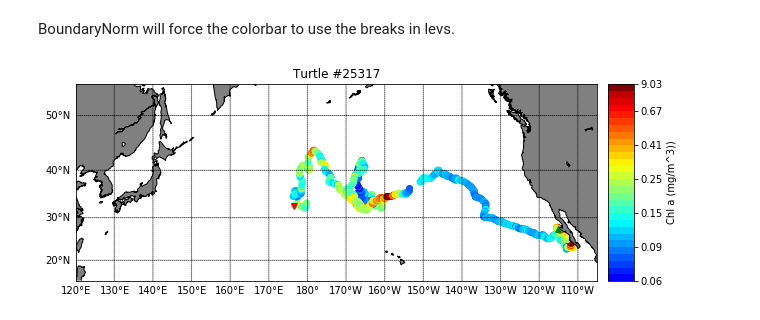
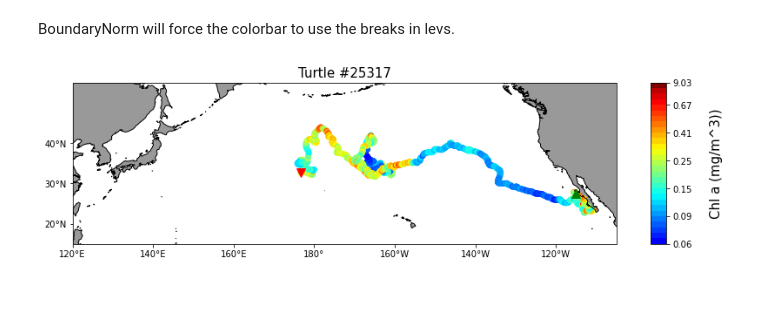
Before and after one commit to oceanwatch/python-satellite-course, a Jupyter notebook: OW_tutorial4.ipynb, the cells around one changed output. Drawn from its saved outputs; the diff is of its cells as text; code cells hidden in the pictures; blank space fills up the shorter version.

Commit message:
switched mapping to cartopy because basemap is outdated

```diff
--- a/OW_tutorial4.ipynb
+++ b/OW_tutorial4.ipynb
@@ -79,6 +86,6 @@ Run all 3 of them, and plot a time-series of each to compare (as a separate exer
 # %%
-MOD_w = "https://oceanwatch.pifsc.noaa.gov/erddap/griddap/aqua_chla_8d_2018_0.csv?chlor_a"
-MOD_m = "https://oceanwatch.pifsc.noaa.gov/erddap/griddap/aqua_chla_monthly_2018_0.csv?chlor_a"
+ESA_w = "https://oceanwatch.pifsc.noaa.gov/erddap/griddap/esa-cci-chla-8d-v6-0.csv?chlor_a"
+ESA_m = "https://oceanwatch.pifsc.noaa.gov/erddap/griddap/esa-cci-chla-monthly-v6-0.csv?chlor_a"
 # %%
 lon=df.mean_lon
 lat=df.mean_lat
@@ -105,7 +112,7 @@ for i in range(len(dates)):
 #for i in range(5):
     print(i,len(dates))
     #this is where the URL is built:
-    url=MOD_m+"[("+str(dates[i])+"):1:("+str(dates[i])+")][("+str(lat[i])+"):1:("+str(lat[i])+")][("+str(lon[i])+"):1:("+str(lon[i])+")]"
+    url=ESA_m+"[("+str(dates[i])+"):1:("+str(dates[i])+")][("+str(lat[i])+"):1:("+str(lat[i])+")][("+str(lon[i])+"):1:("+str(lon[i])+")]"
     new=pd.read_csv(url,skiprows=1)
     new.columns=col_names
     tot=tot.append(new,ignore_index=True)
@@ -173,36 +198,37 @@ BoundaryNorm will force the colorbar to use the breaks in levs.
 # %%
 norm = BoundaryNorm(levs, len(levs))
 # %%
-# Setup the bounding box for the zoom and bounds of the map
-bbox=[120 ,255, 15, 55]
+plt.figure(figsize=(14, 10))
 
-plt.figure(figsize=(10,10))
-# Define the projection, scale, the corners of the map, and the resolution.
-m = Basemap(projection='merc',llcrnrlat=bbox[2],urcrnrlat=bbox[3],\
-            llcrnrlon=bbox[0],urcrnrlon=bbox[1],lat_ts=10,resolution='l')
+# Label axes of a Plate Carree projection with a central longitude of 180:
 
-# Draw coastlines and fill continents and water with color
-m.drawcoastlines()
-m.fillcontinents(color='gray')
-
-m.drawmeridians(np.arange(bbox[0], bbox[1], 10),labels=[0,0,0,1])
-m.drawparallels(np.arange(bbox[2]+5, bbox[3], 10),labels=[1,0,0,0])
+ax1 = plt.subplot(211, projection=ccrs.PlateCarree(central_longitude=180))
+ax1.set_extent([120,255, 15, 55], ccrs.PlateCarree())
+ax1.add_feature(cfeature.LAND, facecolor='0.6')
+ax1.coastlines()
+ax1.set_xticks(range(120,255,20), crs=ccrs.PlateCarree())
+ax1.set_yticks(range(20,50,10), crs=ccrs.PlateCarree())
+lon_formatter = LongitudeFormatter(zero_direction_label=True)
+lat_formatter = LatitudeFormatter()
+ax1.xaxis.set_major_formatter(lon_formatter)
+ax1.yaxis.set_major_formatter(lat_formatter)
 
 # build and plot coordinates onto map
-x,y = m(list(df.mean_lon),list(df.mean_lat))
-m.scatter(x,y,c=np.log(tot.matched_chla),cmap=cm,norm=norm)
+x,y = list(df.mean_lon),list(df.mean_lat)
+ax1=plt.scatter(x,y,transform=ccrs.PlateCarree(),c=np.log(tot.matched_chla),cmap=cm,norm=norm)
+ax1=plt.plot(x[0],y[0],marker='v',color='r',transform=ccrs.PlateCarree(),markersize=10)
+ax1=plt.plot(x[-1],y[-1],marker='^',color='g',transform=ccrs.PlateCarree(),markersize=10)
 
-m.plot(x[0],y[0],marker='v',color='r')
-m.plot(x[-1],y[-1],marker='^',color='g')
 
 #let's customize the color bar so the label reflect values of chl-a, not log(chl-a)
 #we build levs2 to have the labels more spaced out than the values in levs
 levs2=np.append(np.arange(-2.9,0,0.5),2.2)
-cbar=m.colorbar(fraction=0.022,ticks=levs2, label='Chl a (mg/m^3))')
+cbar=plt.colorbar(ticks=levs2,shrink=0.75,aspect=10)
+cbar.set_label("Chl a (mg/m^3))", size=15, labelpad=20)
 #and set the labels to be exp(levs2)
-cbar.ax.set_yticklabels(np.around(np.exp(levs2),2))
+cbar.ax.set_yticklabels(np.around(np.exp(levs2),2),size=10)
 
-plt.title("Turtle #25317")
+plt.title("Turtle #25317",size=15)
 plt.show()
 # %% [output]
-[figure, old version]
+[figure, new version]
```
Also changed, not shown: parts of 10 cells of this notebook.
